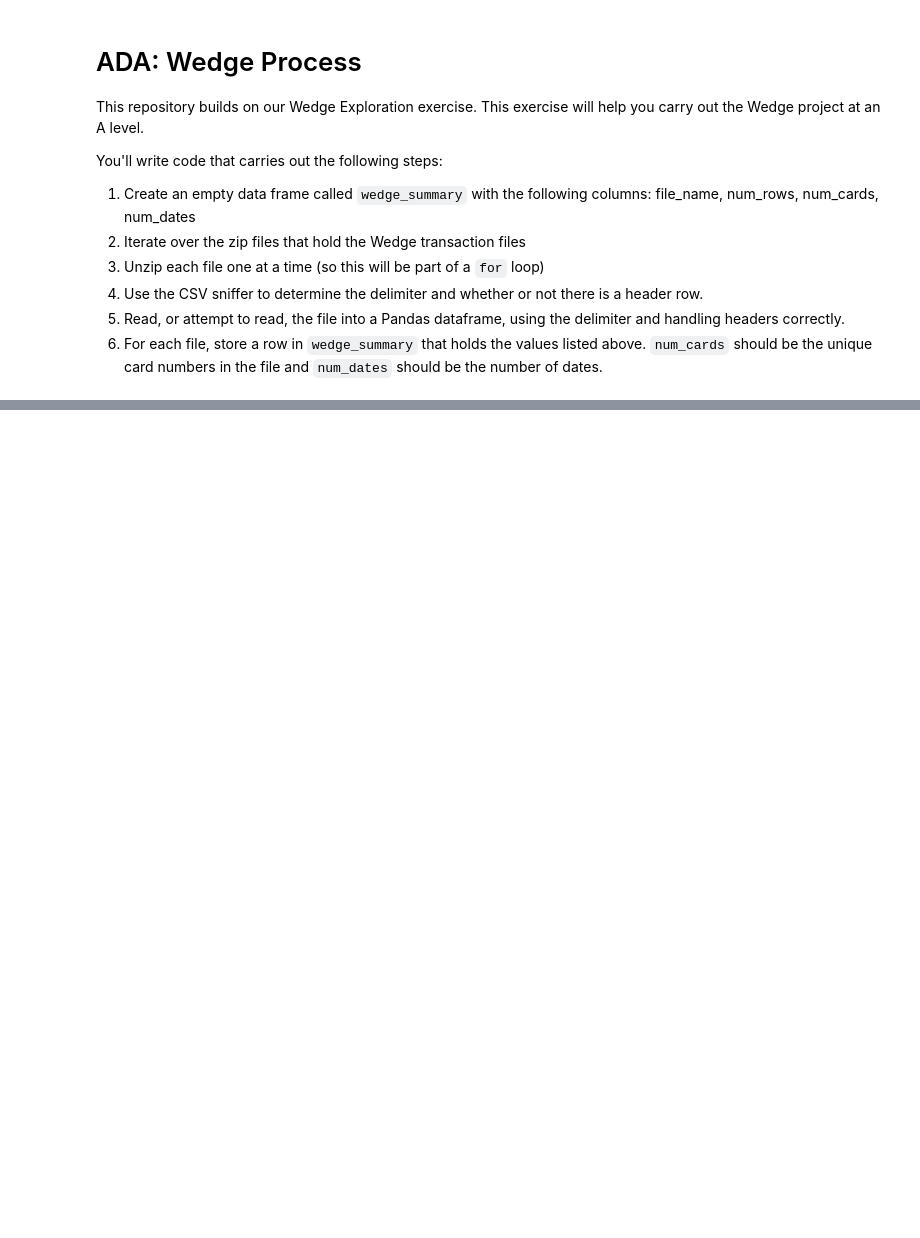
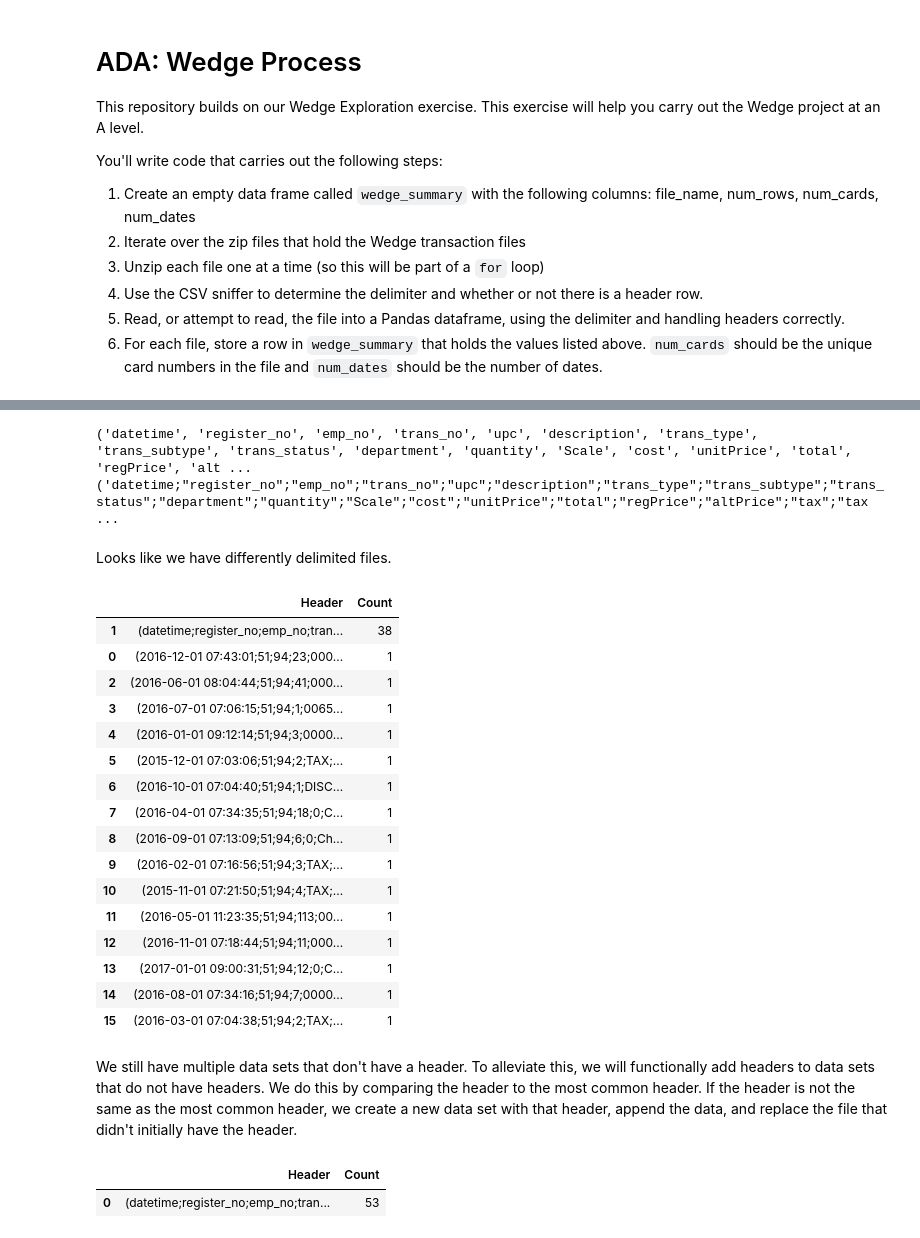
Before and after one commit to LukeWymanUM/wedge-project, a Jupyter notebook: wedge-process.ipynb, the cells around one changed output, grey strips where cells are left out. Saved outputs shown, nothing was run; the diff lists cells and outputs as text; code cells hidden in the pictures; blank space fills up the shorter version.

```diff
--- a/wedge-process.ipynb
+++ b/wedge-process.ipynb
@@ -18,5 +23,5 @@ import zipfile
 # %%
-data_directory = "data/WedgeZipOfZips/"
+data_directory = "data/WedgeZipOfZips_small/"
 # %%
 for file in os.listdir(data_directory):
     print(file)
@@ -48,0 +136,8 @@ with zipfile.ZipFile(data_directory+file) as my_zip:
+# %%
+print(headers_df.iloc[0,0])
+print(headers_df.iloc[1,0])
+# %% [output]
+('datetime', 'register_no', 'emp_no', 'trans_no', 'upc', 'description', 'trans_type', 'trans_subtype', 'trans_status', 'department', 'quantity', 'Scale', 'cost', 'unitPrice', 'total', 'regPrice', 'alt ...
+('datetime;"register_no";"emp_no";"trans_no";"upc";"description";"trans_type";"trans_subtype";"trans_status";"department";"quantity";"Scale";"cost";"unitPrice";"total";"regPrice";"altPrice";"tax";"tax ...
+# %% [markdown]
+Looks like we have differently delimited files.
@@ -48,0 +159,23 @@ with zipfile.ZipFile(data_directory+file) as my_zip:
+# %%
+headers_df = get_headers(csv_directory)
+headers_df
+# %% [output]
+|  | Header | Count |
+| 1 | (datetime;register_no;emp_no;tran... | 38 |
+| 0 | (2016-12-01 07:43:01;51;94;23;000... | 1 |
+| 2 | (2016-06-01 08:04:44;51;94;41;000... | 1 |
+| 3 | (2016-07-01 07:06:15;51;94;1;0065... | 1 |
+| 4 | (2016-01-01 09:12:14;51;94;3;0000... | 1 |
+| 5 | (2015-12-01 07:03:06;51;94;2;TAX;... | 1 |
+| 6 | (2016-10-01 07:04:40;51;94;1;DISC... | 1 |
+| 7 | (2016-04-01 07:34:35;51;94;18;0;C... | 1 |
+| 8 | (2016-09-01 07:13:09;51;94;6;0;Ch... | 1 |
+| 9 | (2016-02-01 07:16:56;51;94;3;TAX;... | 1 |
+| 10 | (2015-11-01 07:21:50;51;94;4;TAX;... | 1 |
+| 11 | (2016-05-01 11:23:35;51;94;113;00... | 1 |
+| 12 | (2016-11-01 07:18:44;51;94;11;000... | 1 |
+| 13 | (2017-01-01 09:00:31;51;94;12;0;C... | 1 |
+| 14 | (2016-08-01 07:34:16;51;94;7;0000... | 1 |
+| 15 | (2016-03-01 07:04:38;51;94;2;TAX;... | 1 |
+# %% [markdown]
+We still have multiple data sets that don't have a header. To alleviate this, we will functionally add headers to data sets that do not have headers. We do this by comparing the header to the most common header. If the header is not the same as the most common header, we create a new data set with that header, append the data, and replace the file that didn't initially have the header.
@@ -48,0 +198,6 @@ with zipfile.ZipFile(data_directory+file) as my_zip:
+# %%
+headers_df = get_headers(csv_directory)
+headers_df
+# %% [output]
+|  | Header | Count |
+| 0 | (datetime;register_no;emp_no;tran... | 53 |
```
Also changed, not shown: parts of 31 cells of this notebook, 3 other files.
